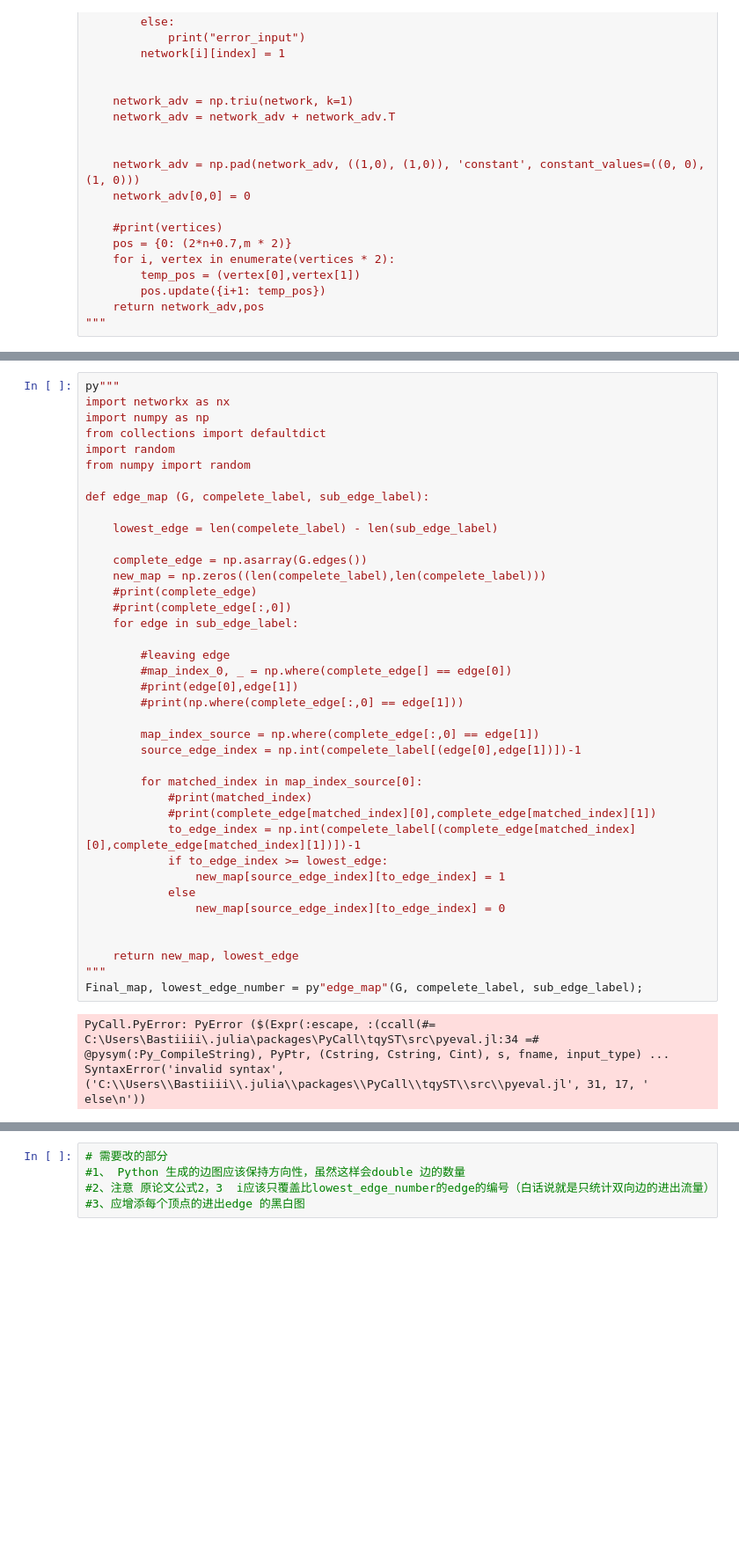
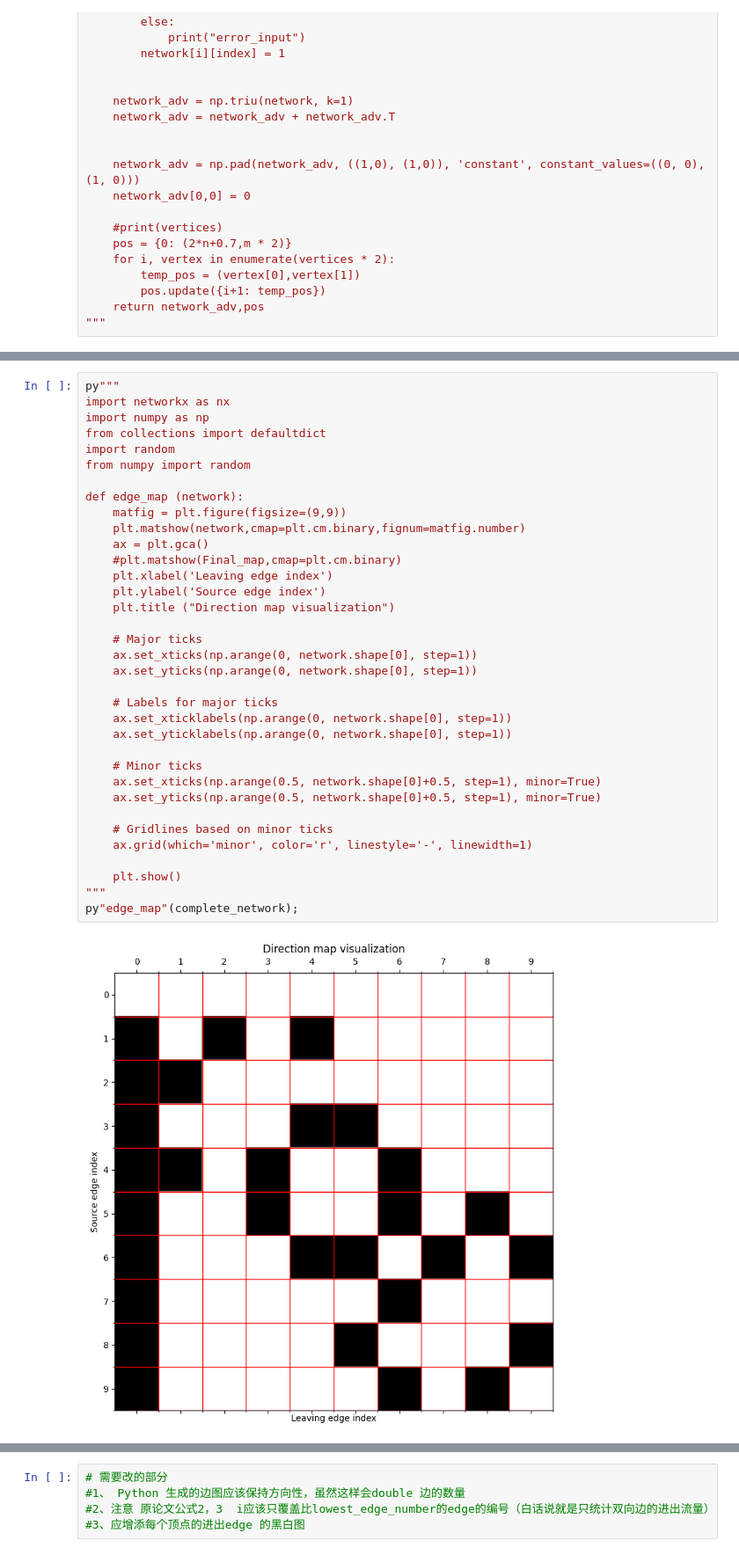
Before and after one commit to djzts/UoH_code, a Jupyter notebook: Minimum Spanning Tree Julia/Julia_python_mix.ipynb, the cells around one changed output, grey strips where cells are left out. Shown at 88% size. Saved outputs shown, nothing was run; the diff lists cells and outputs as text; blank space fills up the shorter version.

```diff
--- a/Minimum Spanning Tree Julia/Julia_python_mix.ipynb
+++ b/Minimum Spanning Tree Julia/Julia_python_mix.ipynb
@@ -276,45 +278,40 @@ G_prime, sub_edge_label = py"sub_Graph"(complete_network,pos);
 # %%
 py"""
 import networkx as nx
 import numpy as np
 from collections import defaultdict
 import random
 from numpy import random
 
-def edge_map (G, compelete_label, sub_edge_label):
+def edge_map (network):
+    matfig = plt.figure(figsize=(9,9))
+    plt.matshow(network,cmap=plt.cm.binary,fignum=matfig.number)
+    ax = plt.gca()
+    #plt.matshow(Final_map,cmap=plt.cm.binary)
+    plt.xlabel('Leaving edge index')
+    plt.ylabel('Source edge index')
+    plt.title ("Direction map visualization")
 
-    lowest_edge = len(compelete_label) - len(sub_edge_label)
+    # Major ticks
+    ax.set_xticks(np.arange(0, network.shape[0], step=1))
+    ax.set_yticks(np.arange(0, network.shape[0], step=1))
 
-    complete_edge = np.asarray(G.edges())
-    new_map = np.zeros((len(compelete_label),len(compelete_label)))
-    #print(complete_edge)
-    #print(complete_edge[:,0])
-    for edge in sub_edge_label:
+    # Labels for major ticks
+    ax.set_xticklabels(np.arange(0, network.shape[0], step=1))
+    ax.set_yticklabels(np.arange(0, network.shape[0], step=1))
 
-        #leaving edge
-        #map_index_0, _ = np.where(complete_edge[] == edge[0])
-        #print(edge[0],edge[1])
-        #print(np.where(complete_edge[:,0] == edge[1]))
+    # Minor ticks
+    ax.set_xticks(np.arange(0.5, network.shape[0]+0.5, step=1), minor=True)
+    ax.set_yticks(np.arange(0.5, network.shape[0]+0.5, step=1), minor=True)
 
-        map_index_source = np.where(complete_edge[:,0] == edge[1])
-        source_edge_index = np.int(compelete_label[(edge[0],edge[1])])-1
+    # Gridlines based on minor ticks
+    ax.grid(which='minor', color='r', linestyle='-', linewidth=1)
 
-        for matched_index in map_index_source[0]:
-            #print(matched_index)
-            #print(complete_edge[matched_index][0],complete_edge[matched_index][1])
-            to_edge_index = np.int(compelete_label[(complete_edge[matched_index][0],complete_edge[matched_index][1])])-1
-            if to_edge_index >= lowest_edge:
-                new_map[source_edge_index][to_edge_index] = 1
-            else
-                new_map[source_edge_index][to_edge_index] = 0
-
-
-    return new_map, lowest_edge
+    plt.show()
 """
-Final_map, lowest_edge_number = py"edge_map"(G, compelete_label, sub_edge_label);
+py"edge_map"(complete_network);
 # %% [output]
-PyCall.PyError: PyError ($(Expr(:escape, :(ccall(#= C:\Users\Bastiiii\.julia\packages\PyCall\tqyST\src\pyeval.jl:34 =# @pysym(:Py_CompileString), PyPtr, (Cstring, Cstring, Cint), s, fname, input_type) ...
-SyntaxError('invalid syntax', ('C:\\Users\\Bastiiii\\.julia\\packages\\PyCall\\tqyST\\src\\pyeval.jl', 31, 17, '            else\n'))
+[figure, added]
 # %%
 py"""
 import networkx as nx
```
Also changed, not shown: parts of 22 cells of this notebook, 3 other files.
